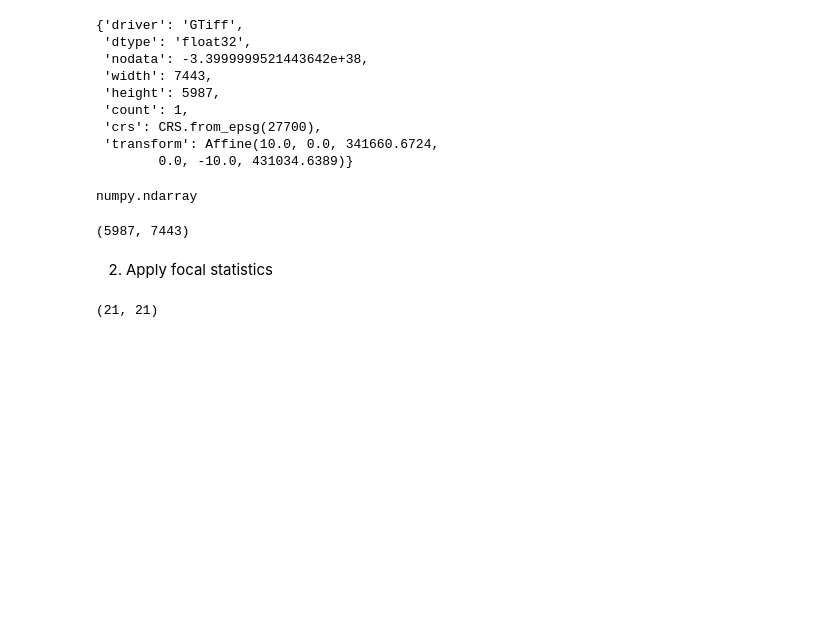
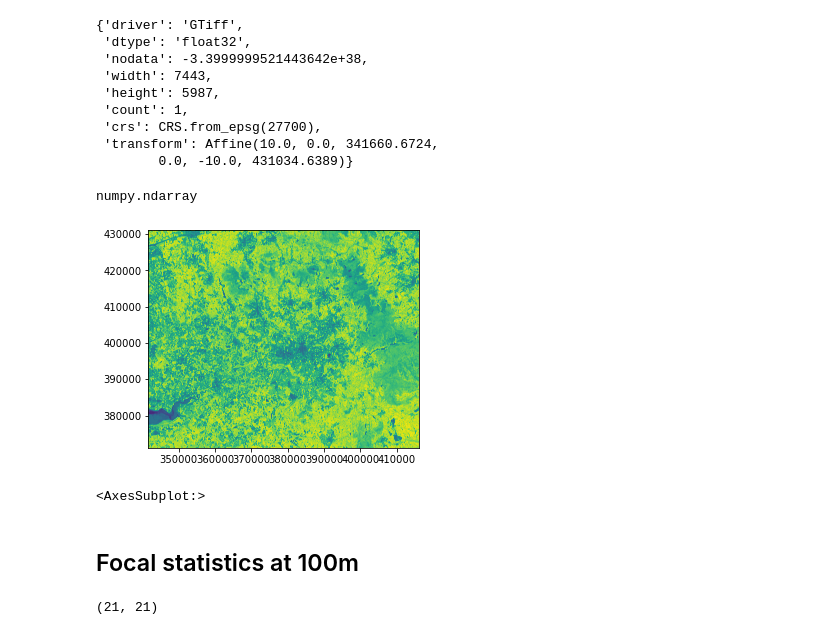
Before and after one commit to alexdelai/NDVI-dimist, a Jupyter notebook: script_greenspace_dataframe.ipynb, the cells around one changed output. Saved outputs shown, nothing was run; the diff lists cells and outputs as text; code cells hidden in the pictures; blank space fills up the shorter version.

```diff
--- a/script_greenspace_dataframe.ipynb
+++ b/script_greenspace_dataframe.ipynb
@@ -47,13 +47,14 @@ ndvi_input = ndvi_input_raster.read(1)
 type(ndvi_input)
 # %% [output]
 numpy.ndarray
-# %%
-# check shape of the raster image
-ndvi_input.shape
-# %% [output]
-(5987, 7443)
-# %% [markdown]
-2. Apply focal statistics
+# %%
+# plot input NDVI
+show(ndvi_input_raster, 1)
+# %% [output]
+[figure, added]
+<AxesSubplot:>
+# %% [markdown]
+## Focal statistics at 100m
 # %%
 # design kernel at a 100m scale
 scale_100 = np.ones((21, 21))
```
Also changed, not shown: parts of 14 cells of this notebook.
